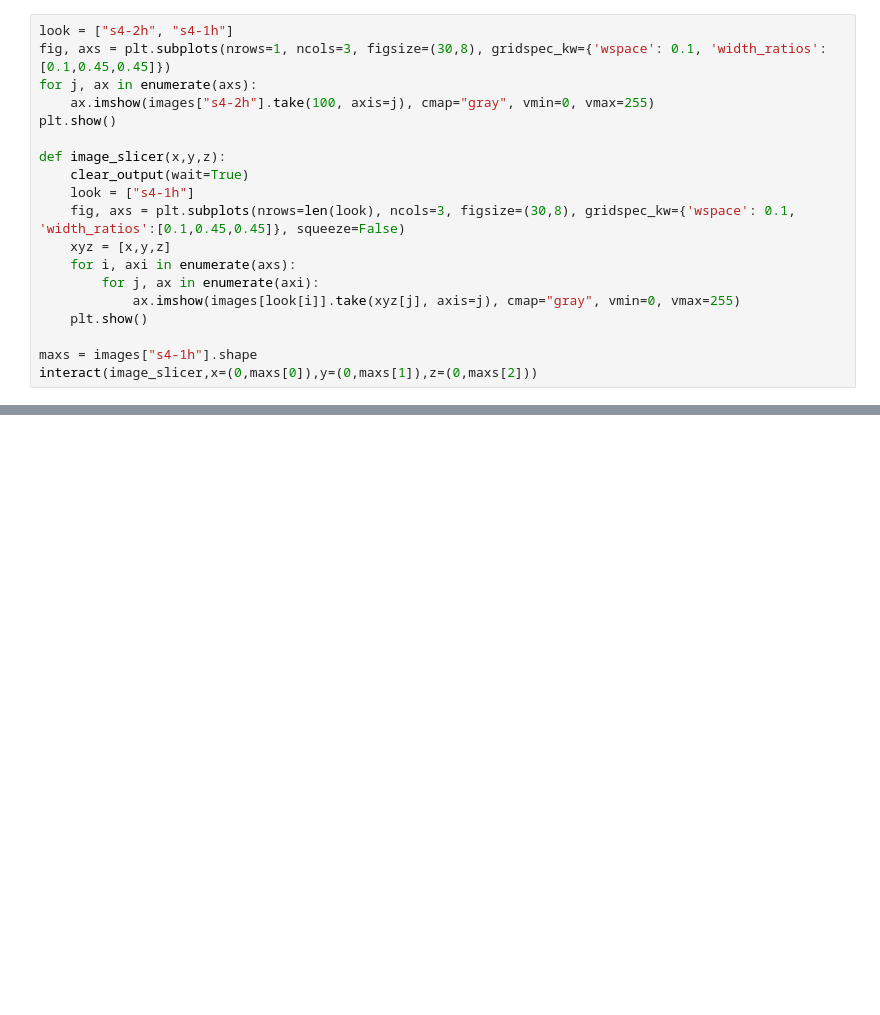
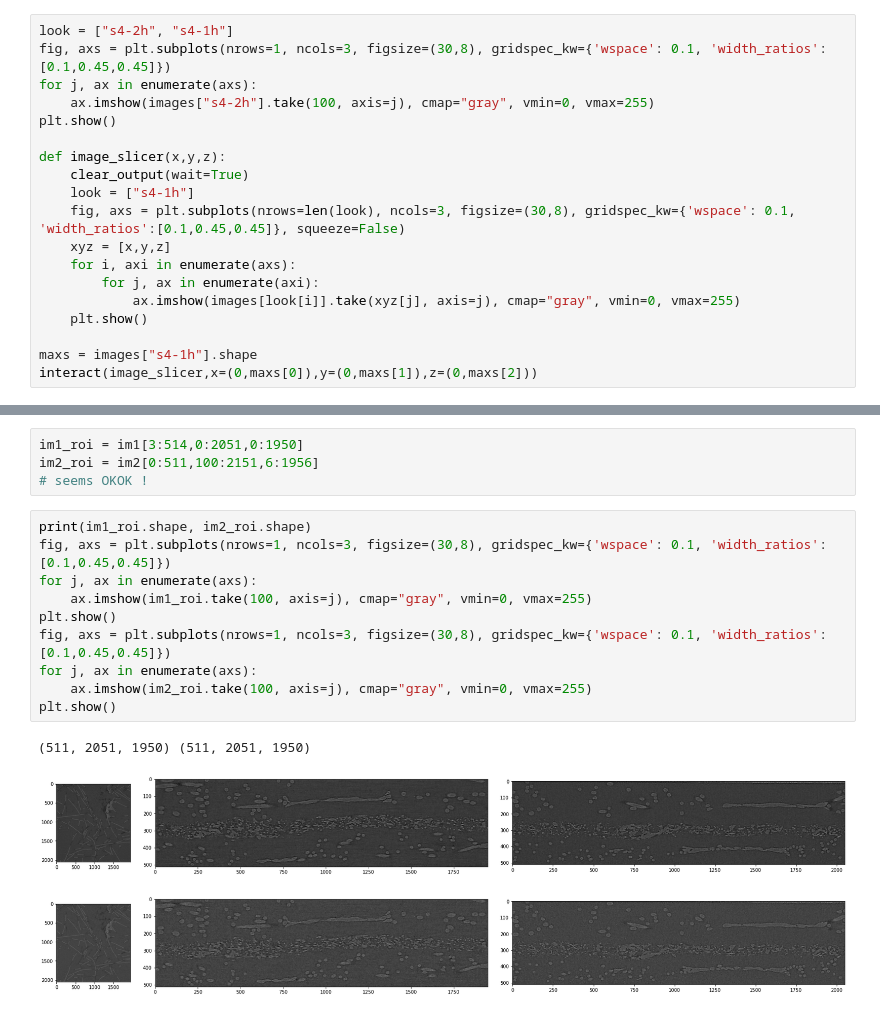
Before and after one commit to ispgroupucl/deep-blueprint, a Jupyter notebook: notebooks/MasksManualRegistration.ipynb, the cells around one changed output, grey strips where cells are left out. Saved outputs shown, nothing was run; the diff lists cells and outputs as text; blank space fills up the shorter version.

```diff
--- a/notebooks/MasksManualRegistration.ipynb
+++ b/notebooks/MasksManualRegistration.ipynb
@@ -35,0 +93,18 @@ interact(image_slicer,x=(0,maxs[0]),y=(0,maxs[1]),z=(0,maxs[2]))
+# %%
+im1_roi = im1[3:514,0:2051,0:1950]
+im2_roi = im2[0:511,100:2151,6:1956]
+# seems OKOK !
+# %%
+print(im1_roi.shape, im2_roi.shape)
+fig, axs = plt.subplots(nrows=1, ncols=3, figsize=(30,8), gridspec_kw={'wspace': 0.1, 'width_ratios':[0.1,0.45,0.45]})
+for j, ax in enumerate(axs):
+    ax.imshow(im1_roi.take(100, axis=j), cmap="gray", vmin=0, vmax=255)
+plt.show()
+fig, axs = plt.subplots(nrows=1, ncols=3, figsize=(30,8), gridspec_kw={'wspace': 0.1, 'width_ratios':[0.1,0.45,0.45]})
+for j, ax in enumerate(axs):
+    ax.imshow(im2_roi.take(100, axis=j), cmap="gray", vmin=0, vmax=255)
+plt.show()
+# %% [output]
+(511, 2051, 1950) (511, 2051, 1950)
+[figure, added]
+[figure, added]
```
Also changed, not shown: parts of 9 cells of this notebook, 21 other files.
